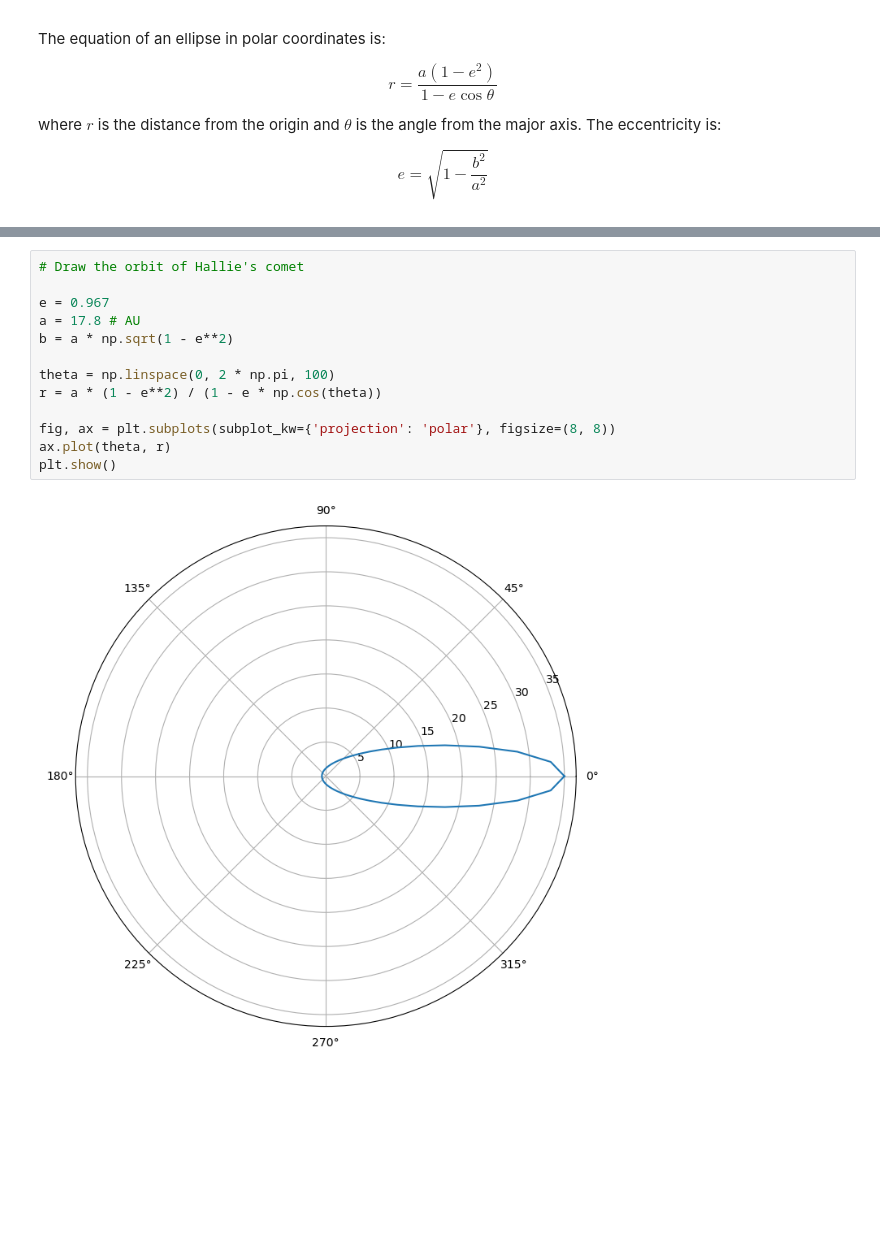
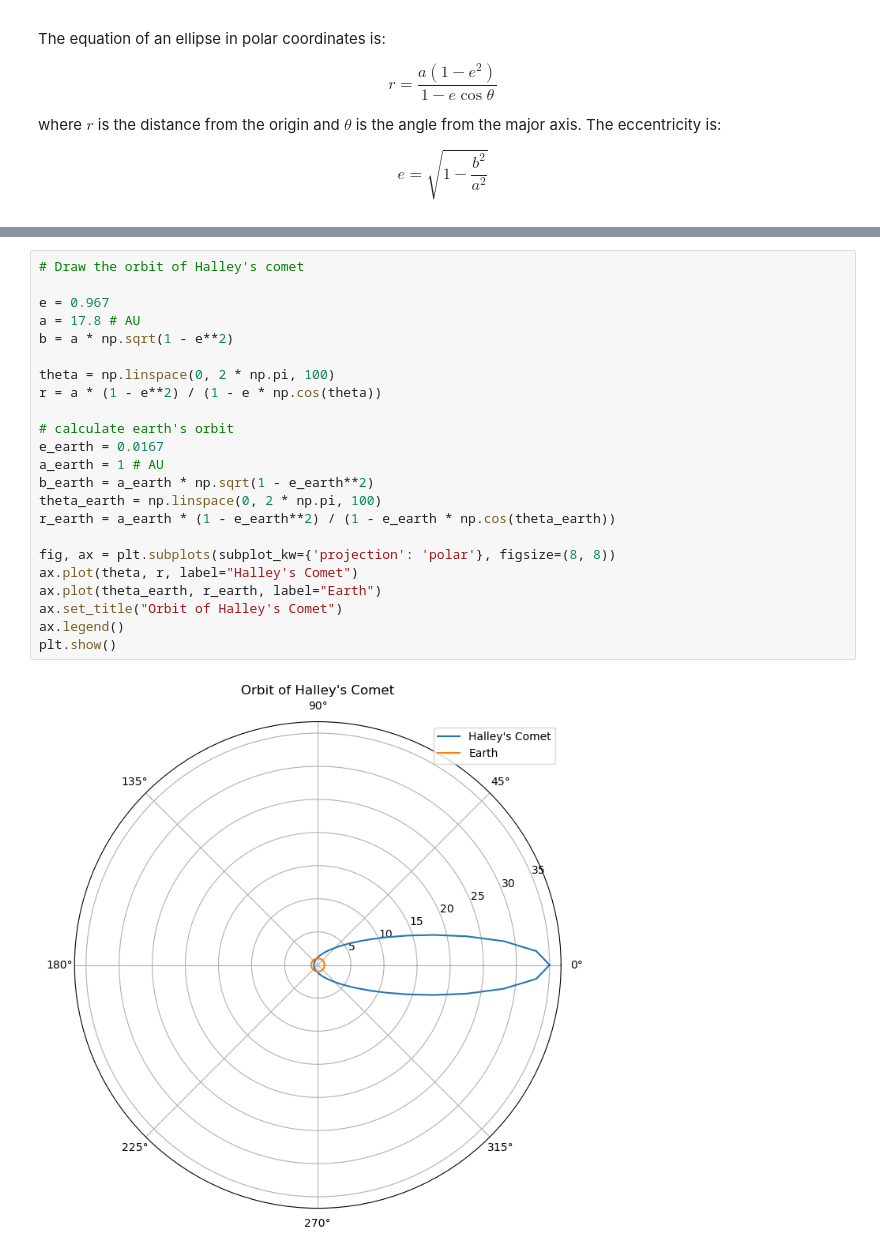
Before and after one commit to brash99/phys202, a Jupyter notebook: JupyterNotebooks/Ellipse.ipynb, the cells around one changed output, grey strips where cells are left out. Cells and saved outputs as stored; diff of their text form; blank space fills up the shorter version.

```diff
--- a/JupyterNotebooks/Ellipse.ipynb
+++ b/JupyterNotebooks/Ellipse.ipynb
@@ -92,15 +97,25 @@ plt.show()
 # %%
-# Draw the orbit of Hallie's comet
+# Draw the orbit of Halley's comet
 
 e = 0.967
 a = 17.8 # AU
 b = a * np.sqrt(1 - e**2)
 
 theta = np.linspace(0, 2 * np.pi, 100)
 r = a * (1 - e**2) / (1 - e * np.cos(theta))
 
+# calculate earth's orbit
+e_earth = 0.0167
+a_earth = 1 # AU
+b_earth = a_earth * np.sqrt(1 - e_earth**2)
+theta_earth = np.linspace(0, 2 * np.pi, 100)
+r_earth = a_earth * (1 - e_earth**2) / (1 - e_earth * np.cos(theta_earth))
+
 fig, ax = plt.subplots(subplot_kw={'projection': 'polar'}, figsize=(8, 8))
-ax.plot(theta, r)
+ax.plot(theta, r, label="Halley's Comet")
+ax.plot(theta_earth, r_earth, label="Earth")
+ax.set_title("Orbit of Halley's Comet")
+ax.legend()
 plt.show()
 # %% [output]
-[figure, old version]
+[figure, new version]
```
Also changed, not shown: parts of 6 cells of this notebook.
